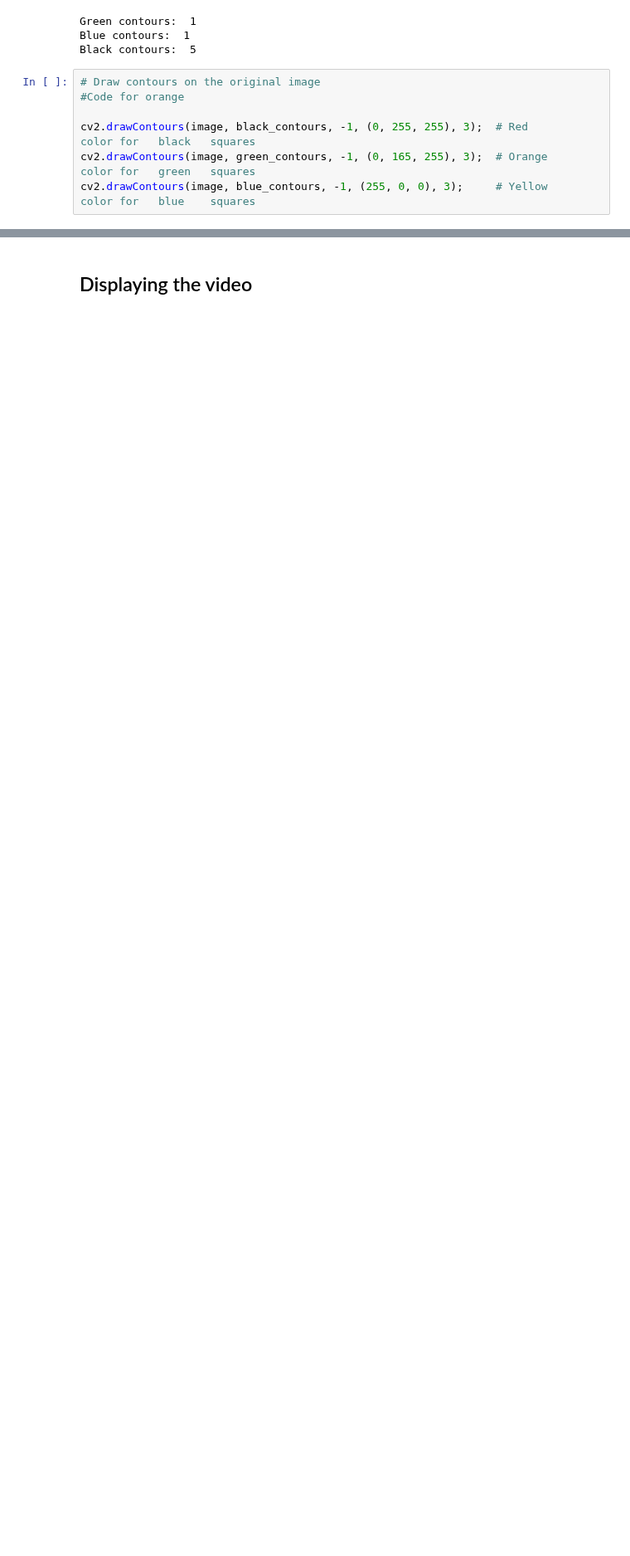
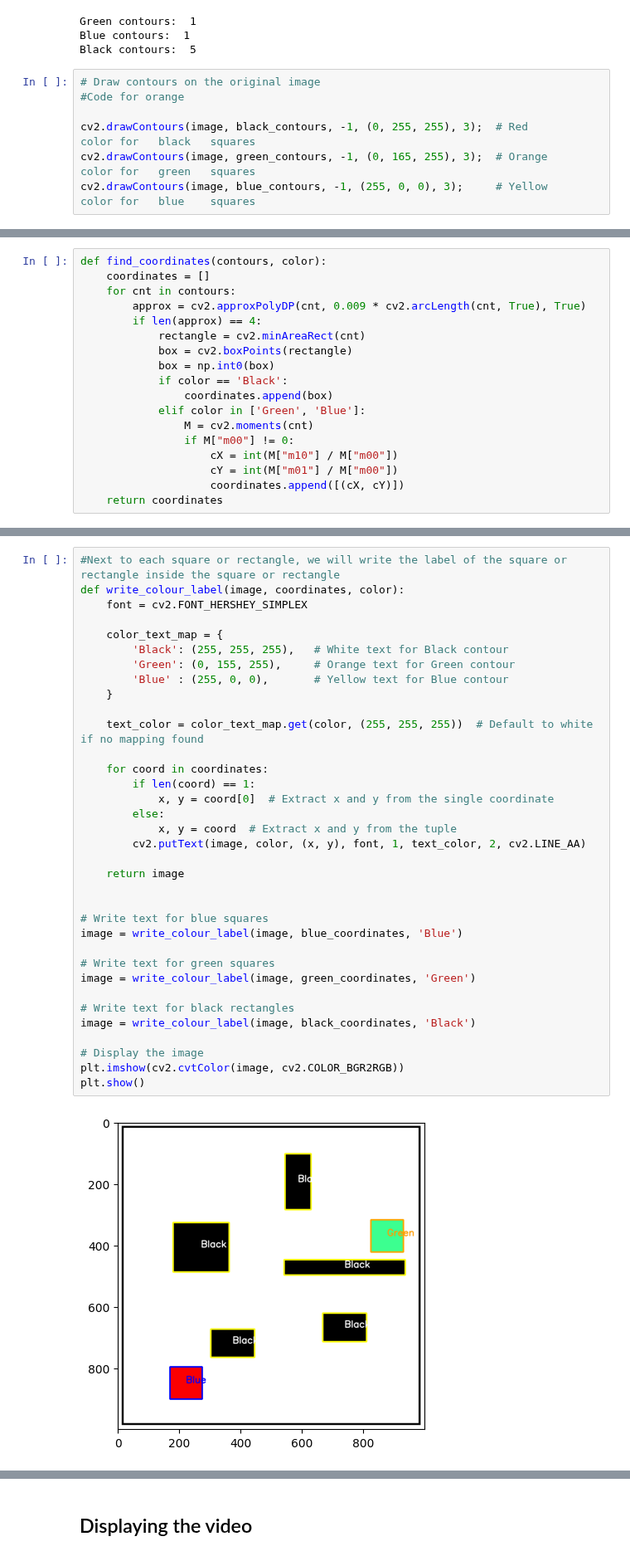
Before and after one commit to Armonis5/ThymioMob, a Jupyter notebook: vision.ipynb, the cells around one changed output, grey strips where cells are left out. Shown at 83% size. Cells and saved outputs as stored; diff of their text form; blank space fills up the shorter version.

```diff
--- a/vision.ipynb
+++ b/vision.ipynb
@@ -209,0 +133,18 @@ utils.draw_path(image,start,end,path,color=utils.PATH_COLOR)
+# %%
+def find_coordinates(contours, color):
+    coordinates = []
+    for cnt in contours:
+        approx = cv2.approxPolyDP(cnt, 0.009 * cv2.arcLength(cnt, True), True)
+        if len(approx) == 4:
+            rectangle = cv2.minAreaRect(cnt)
+            box = cv2.boxPoints(rectangle)
+            box = np.int0(box)
+            if color == 'Black':
+                coordinates.append(box)
+            elif color in ['Green', 'Blue']:
+                M = cv2.moments(cnt)
+                if M["m00"] != 0:
+                    cX = int(M["m10"] / M["m00"])
+                    cY = int(M["m01"] / M["m00"])
+                    coordinates.append([(cX, cY)])
+    return coordinates
@@ -209,0 +191,37 @@ utils.draw_path(image,start,end,path,color=utils.PATH_COLOR)
+# %%
+#Next to each square or rectangle, we will write the label of the square or rectangle inside the square or rectangle
+def write_colour_label(image, coordinates, color):
+    font = cv2.FONT_HERSHEY_SIMPLEX
+
+    color_text_map = {
+        'Black': (255, 255, 255),   # White text for Black contour
+        'Green': (0, 155, 255),     # Orange text for Green contour
+        'Blue' : (255, 0, 0),       # Yellow text for Blue contour
+    }
+
+    text_color = color_text_map.get(color, (255, 255, 255))  # Default to white if no mapping found
+
+    for coord in coordinates:
+        if len(coord) == 1:
+            x, y = coord[0]  # Extract x and y from the single coordinate
+        else:
+            x, y = coord  # Extract x and y from the tuple
+        cv2.putText(image, color, (x, y), font, 1, text_color, 2, cv2.LINE_AA)
+
+    return image
+
+
+# Write text for blue squares
+image = write_colour_label(image, blue_coordinates, 'Blue')
+
+# Write text for green squares
+image = write_colour_label(image, green_coordinates, 'Green')
+
+# Write text for black rectangles
+image = write_colour_label(image, black_coordinates, 'Black')
+
+# Display the image
+plt.imshow(cv2.cvtColor(image, cv2.COLOR_BGR2RGB))
+plt.show()
+# %% [output]
+[figure, added]
```
Also changed, not shown: parts of 20 cells of this notebook, 5 other files.
